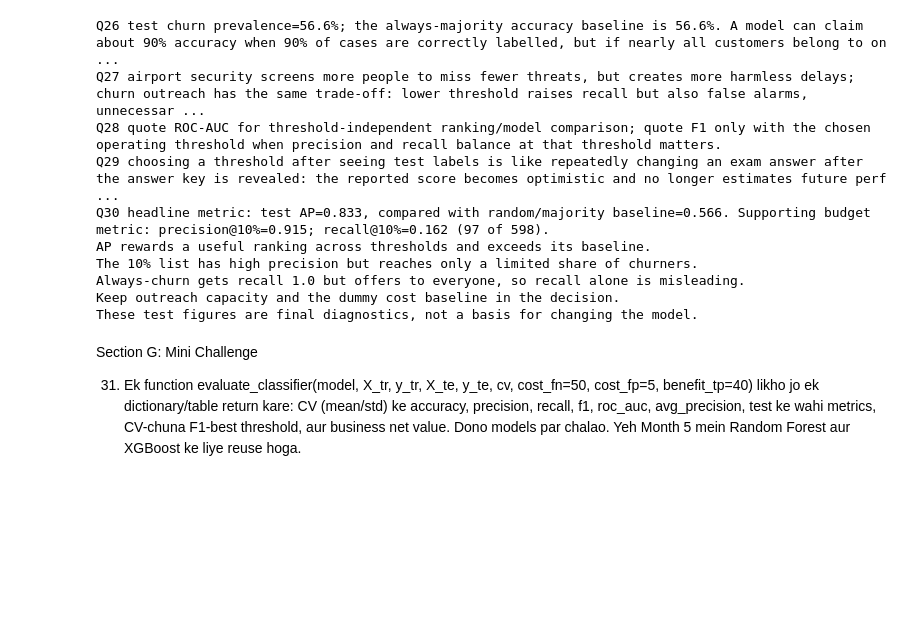
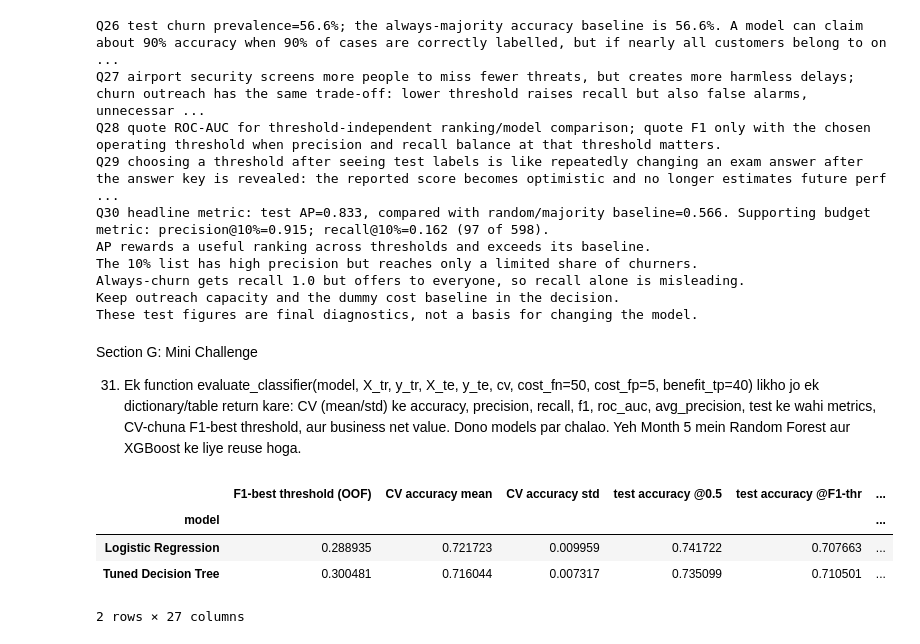
Before and after one commit to rkkumar945/ecommerce-churn-project, a Jupyter notebook: notebooks/weekly_tests/weekly_test_15.ipynb, the cells around one changed output. Cells and saved outputs as stored; diff of their text form; code cells hidden in the pictures; blank space fills up the shorter version.

```diff
--- a/notebooks/weekly_tests/weekly_test_15.ipynb
+++ b/notebooks/weekly_tests/weekly_test_15.ipynb
@@ -37,7 +37,7 @@ from sklearn.compose import ColumnTransformer
 from sklearn.preprocessing import StandardScaler
 
 HERE = Path.cwd()
-PROJECT = HERE.parent if HERE.name == "notebooks" else HERE
+PROJECT = next(p for p in [HERE, *HERE.parents] if (p / "data" / "processed").exists())
 DATA = PROJECT / "data" / "processed"
 MODEL_DIR = PROJECT / "notebooks" / "models"
 X_train = pd.read_csv(DATA / "X_train.csv")
@@ -743,3 +772,14 @@ Section G: Mini Challenge
+# %%
+from src.models.evaluate import evaluate_classifier, evaluation_table
+results = {n: evaluate_classifier(m, X_train, y_train, X_test, y_test, cv) for n, m in models.items()}
+dummy_results = {n: evaluate_classifier(m, X_train, y_train, X_test, y_test, cv) for n, m in dummy_models.items()}
+evaluation_table(results)   # ab sirf results chahiye, y_test/y_train nahi
+# %% [output]
+|  | F1-best threshold (OOF) | CV accuracy mean | CV accuracy std | test accuracy @0.5 | test accuracy @F1-thr | ... |
+| model |  |  |  |  |  | ... |
+| Logistic Regression | 0.288935 | 0.721723 | 0.009959 | 0.741722 | 0.707663 | ... |
+| Tuned Decision Tree | 0.300481 | 0.716044 | 0.007317 | 0.735099 | 0.710501 | ... |
+2 rows × 27 columns
 # %%
 
 def evaluation_table(model_results, y_test, y_train):
```
Also changed, not shown: parts of 3 cells of this notebook, 1 other file.
